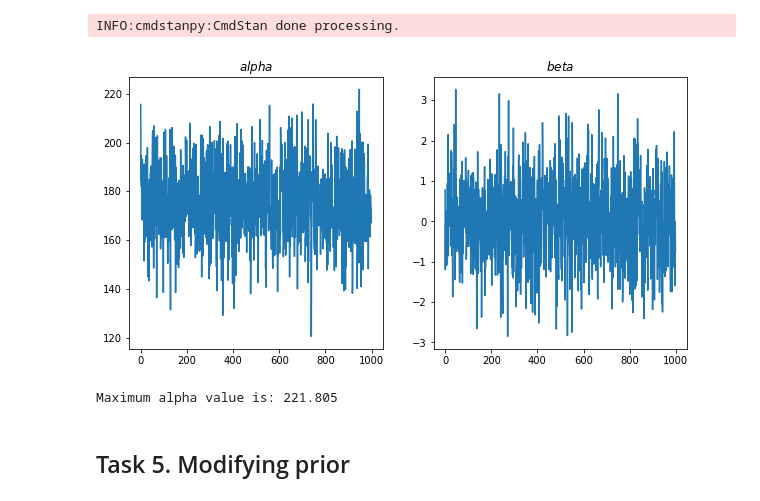
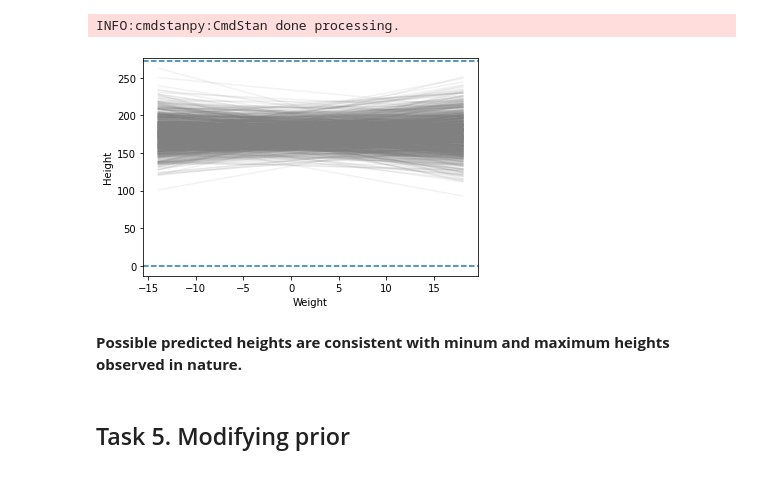
Before and after one commit to Artur-Mzyk/Data-Analytics, a Jupyter notebook: Lab4/lab4.ipynb, the cells around one changed output. Cells and saved outputs as stored; diff of their text form; code cells hidden in the pictures.

```diff
--- a/Lab4/lab4.ipynb
+++ b/Lab4/lab4.ipynb
@@ -41,6 +40,7 @@ Error:
 # %%
 R = 1000
-mu_mu, mu_sig, sig_lbd = 175, 15, 0.07
+mu_mu, mu_sig, sig_lbd = 175, 15, 0.0667
+
 sim = model_ppc.sample(data={"mu_mu": mu_mu, "mu_sig": mu_sig, "sig_lbd": sig_lbd}, iter_sampling=R, iter_warmup=0, chains=1, fixed_param=True, seed=29042020, refresh=R)
 # %% [output]
 INFO:cmdstanpy:CmdStan start processing
@@ -141,6 +129,6 @@ plt.show()
 ## Task 3. Adding predictor to the model - weight
 # %%
 d["c_weight"] = d.weight - d.weight.mean()
-data_sim={"N": 50, "weight": np.linspace(d.c_weight.min(), d.weight.max())}
-data_sim.head()
+data_sim = {"N": 50, "weight": np.linspace(d.c_weight.min(), d.c_weight.max()), "mu_mu": mu_mu, "mu_sig": mu_sig, "sig_lbd": sig_lbd}
+print(data_sim)
 # %% [output]
@@ -192,19 +160,18 @@ sim_pd.head()
 # %%
+sim_pd = sim.draws_pd()
 alpha_samples = sim_pd.alpha.values
 beta_samples = sim_pd.beta_.values
 
 for i in range(len(alpha_samples)):
-    plt.plot(data_sim.weight, beta_samples[i] * data_sim.weight + alpha_samples[i], color="gray", alpha=0.1)
+    plt.plot(data_sim["weight"], alpha_samples[i] + beta_samples[i] * data_sim["weight"], color="gray", alpha=0.1)
 
-plt.axhline(y=0, ls="--")
-plt.axhline(y=270, ls="--")
-
-plt.xlabel("Weight")
-plt.ylabel("Height")
+plt.axhline(y=0, ls="--"), plt.axhline(y=272, ls="--") # Tallest man ever - Robert Wadlow, 272 cm
+plt.xlabel("Weight"), plt.ylabel("Height")
 plt.show()
 # %% [output]
-[figure, old version]
+[figure, new version]
-Maximum alpha value is: 221.805
+# %% [markdown]
+**Possible predicted heights are consistent with minum and maximum heights observed in nature.**
 # %% [markdown]
 ## Task 5. Modifying prior
 # %%
```
Also changed, not shown: parts of 28 cells of this notebook, 12 other files.
